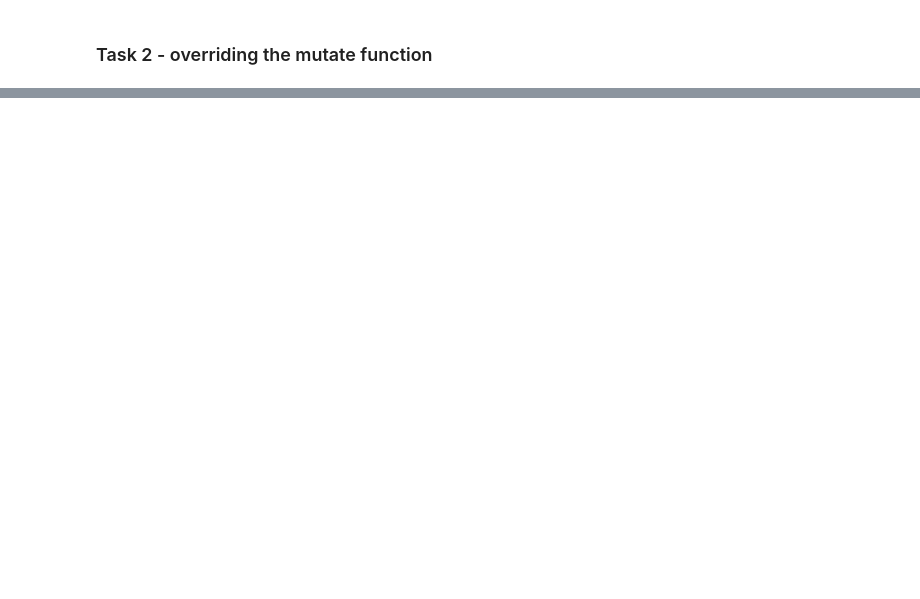
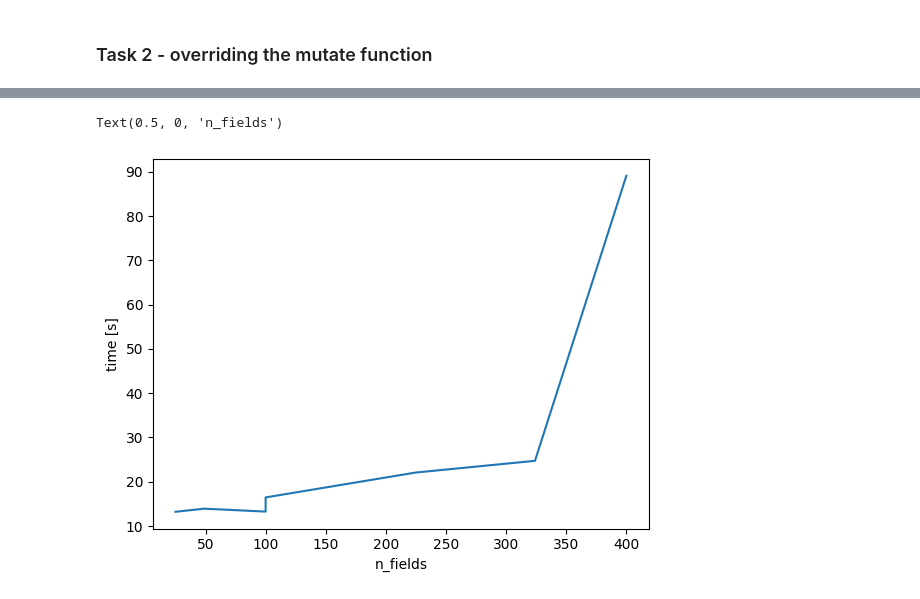
Before and after one commit to strojanski/IS-labs, a Jupyter notebook: seminarji/sem1.ipynb, the cells around one changed output, grey strips where cells are left out. Drawn from its saved outputs; the diff is of its cells as text; code cells hidden in the pictures; blank space fills up the shorter version.

```diff
--- a/seminarji/sem1.ipynb
+++ b/seminarji/sem1.ipynb
@@ -458,0 +879,7 @@ def mutation_func(offspring, ga_instance):
+# %%
+plt.plot(sizes, times)
+plt.ylabel("time [s]")
+plt.xlabel("n_fields")
+# %% [output]
+Text(0.5, 0, 'n_fields')
+[figure, added]
```
Also changed, not shown: parts of 35 cells of this notebook, 20 other files.
